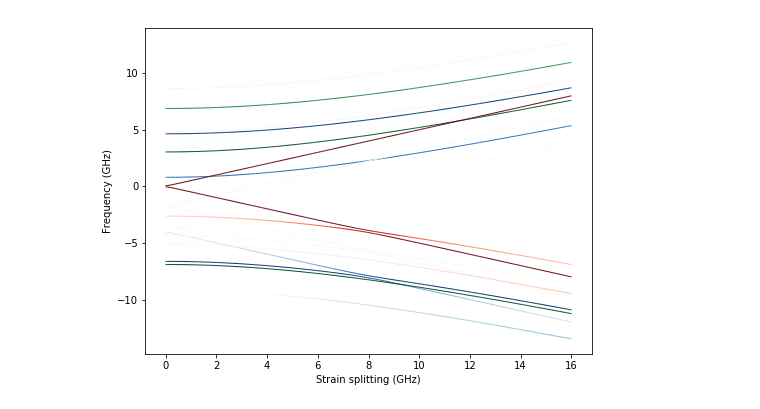
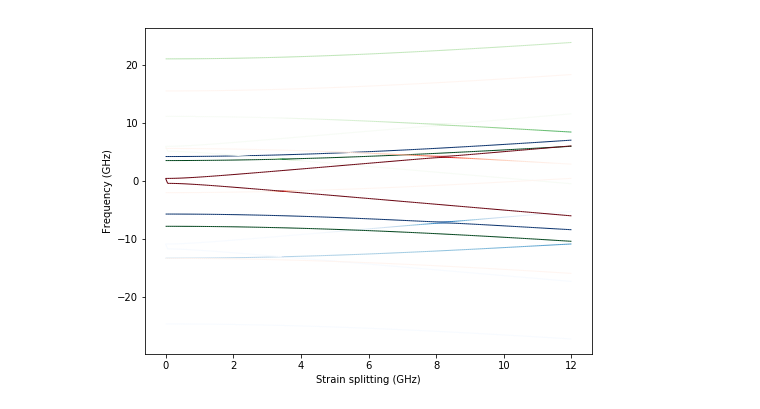
Before and after one commit to pchumphreys/Quantum, a Jupyter notebook: Work/Work notebooks/NV levels.ipynb, the cells around one changed output. Saved outputs shown, nothing was run; the diff lists cells and outputs as text; code cells hidden in the pictures.

```diff
--- a/Work/Work notebooks/NV levels.ipynb
+++ b/Work/Work notebooks/NV levels.ipynb
@@ -50,4 +50,4 @@ NVlevelPlotting.plot_GS_energies(0,1000,200,E_field=E_field)
 # %%
-NVlevelPlotting.plot_transitions_w_strengths(0,0,0,16,200,B_field=B_field,m0=True,m1=True,p1=True,log_scale = True)
+NVlevelPlotting.plot_transitions_w_strengths(0,0,0,12,200,B_field=[0.,0.,3000.],m0=True,m1=True,p1=True,log_scale = True)
 # %% [output]
-[figure, old version]
+[figure, new version]
```
Also changed, not shown: parts of 5 cells of this notebook, 12 other files.
